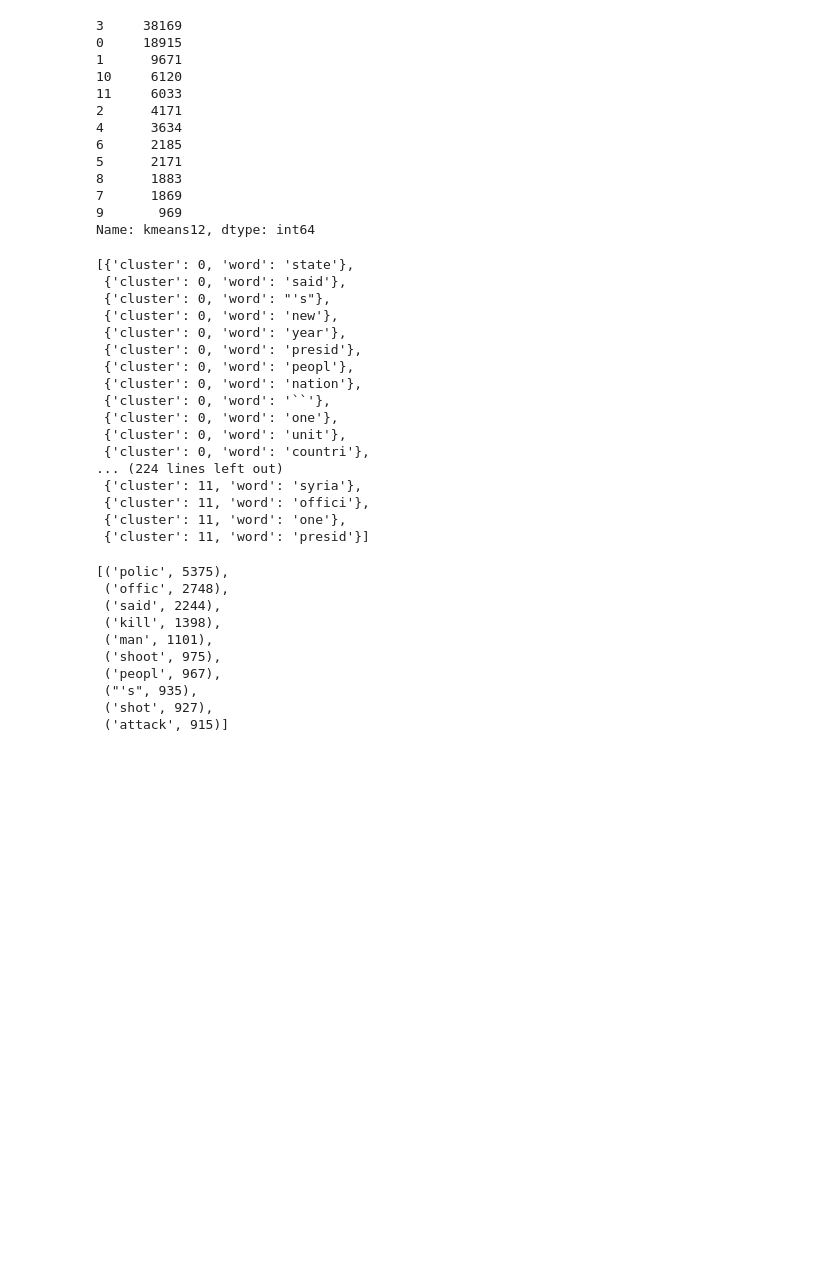
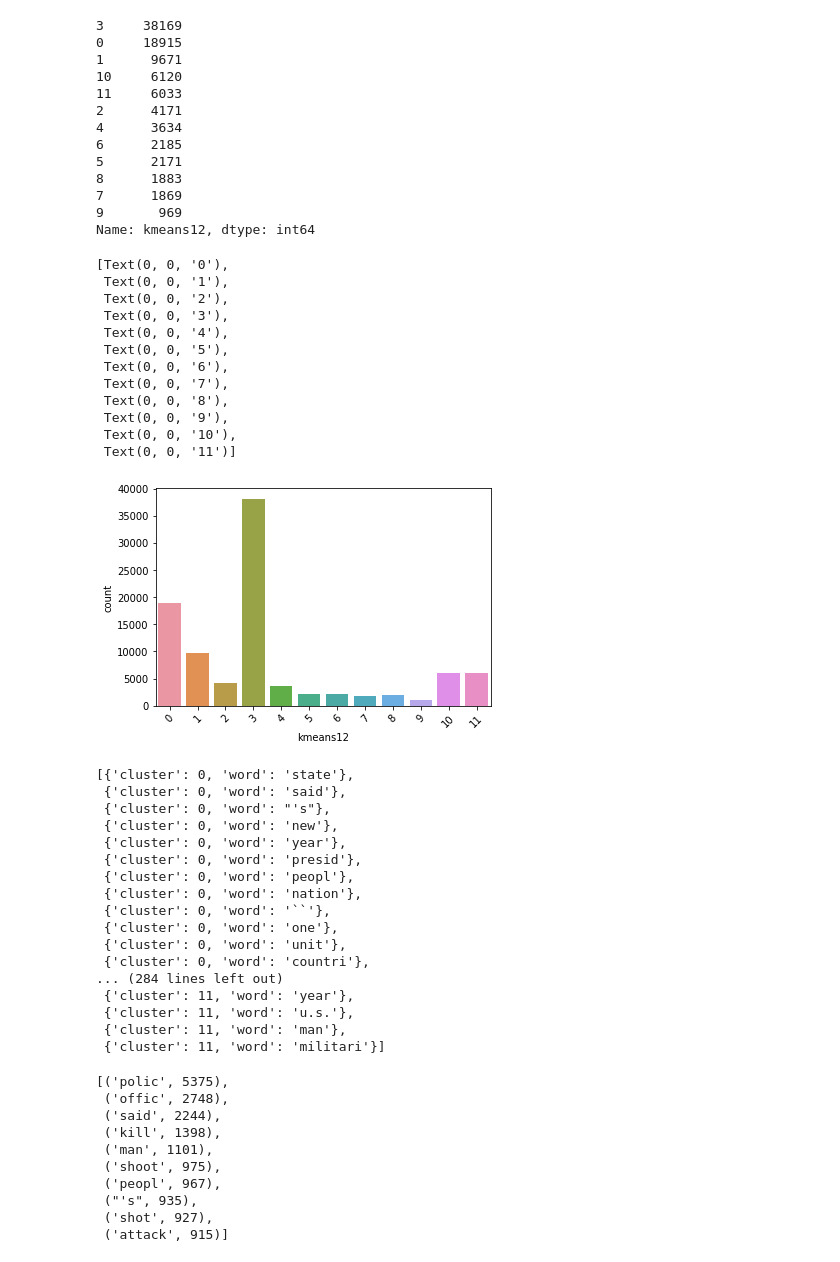
Before and after one commit to AustinKrause/nyt-article-summarizer, a Jupyter notebook: Text_Cleaning_and_KMeans.ipynb, the cells around one changed output. Saved outputs shown, nothing was run; the diff lists cells and outputs as text; code cells hidden in the pictures; blank space fills up the shorter version.

Commit message:
added new eda images and saved models

```diff
--- a/Text_Cleaning_and_KMeans.ipynb
+++ b/Text_Cleaning_and_KMeans.ipynb
@@ -351,6 +306,23 @@ kmeans_df['kmeans12'].value_counts()
 7      1869
 9       969
 Name: kmeans12, dtype: int64
+# %%
+ax = sns.countplot(x= 'kmeans12', data=kmeans_df)
+ax.set_xticklabels(ax.get_xticklabels(), rotation=45)
+# %% [output]
+[Text(0, 0, '0'),
+ Text(0, 0, '1'),
+ Text(0, 0, '2'),
+ Text(0, 0, '3'),
+ Text(0, 0, '4'),
+ Text(0, 0, '5'),
+ Text(0, 0, '6'),
+ Text(0, 0, '7'),
+ Text(0, 0, '8'),
+ Text(0, 0, '9'),
+ Text(0, 0, '10'),
+ Text(0, 0, '11')]
+[figure, added]
 # %%
 def get_most_common_words(num_words):
     common_words = []
@@ -364,7 +336,7 @@ def get_most_common_words(num_words):
 
     return common_words
 # %%
-get_most_common_words(20)
+get_most_common_words(25)
 # %% [output]
 [{'cluster': 0, 'word': 'state'},
  {'cluster': 0, 'word': 'said'},
@@ -378,11 +350,11 @@ get_most_common_words(20)
  {'cluster': 0, 'word': 'one'},
  {'cluster': 0, 'word': 'unit'},
  {'cluster': 0, 'word': 'countri'},
-... (224 lines left out)
- {'cluster': 11, 'word': 'syria'},
- {'cluster': 11, 'word': 'offici'},
- {'cluster': 11, 'word': 'one'},
- {'cluster': 11, 'word': 'presid'}]
+... (284 lines left out)
+ {'cluster': 11, 'word': 'year'},
+ {'cluster': 11, 'word': 'u.s.'},
+ {'cluster': 11, 'word': 'man'},
+ {'cluster': 11, 'word': 'militari'}]
 # %%
 Counter(" ".join(kmeans_df.loc[kmeans_df['kmeans12'] == 9]['stemmed']).split()).most_common(10)
 # %% [output]
```
Also changed, not shown: parts of 21 cells of this notebook, 6 other files.
